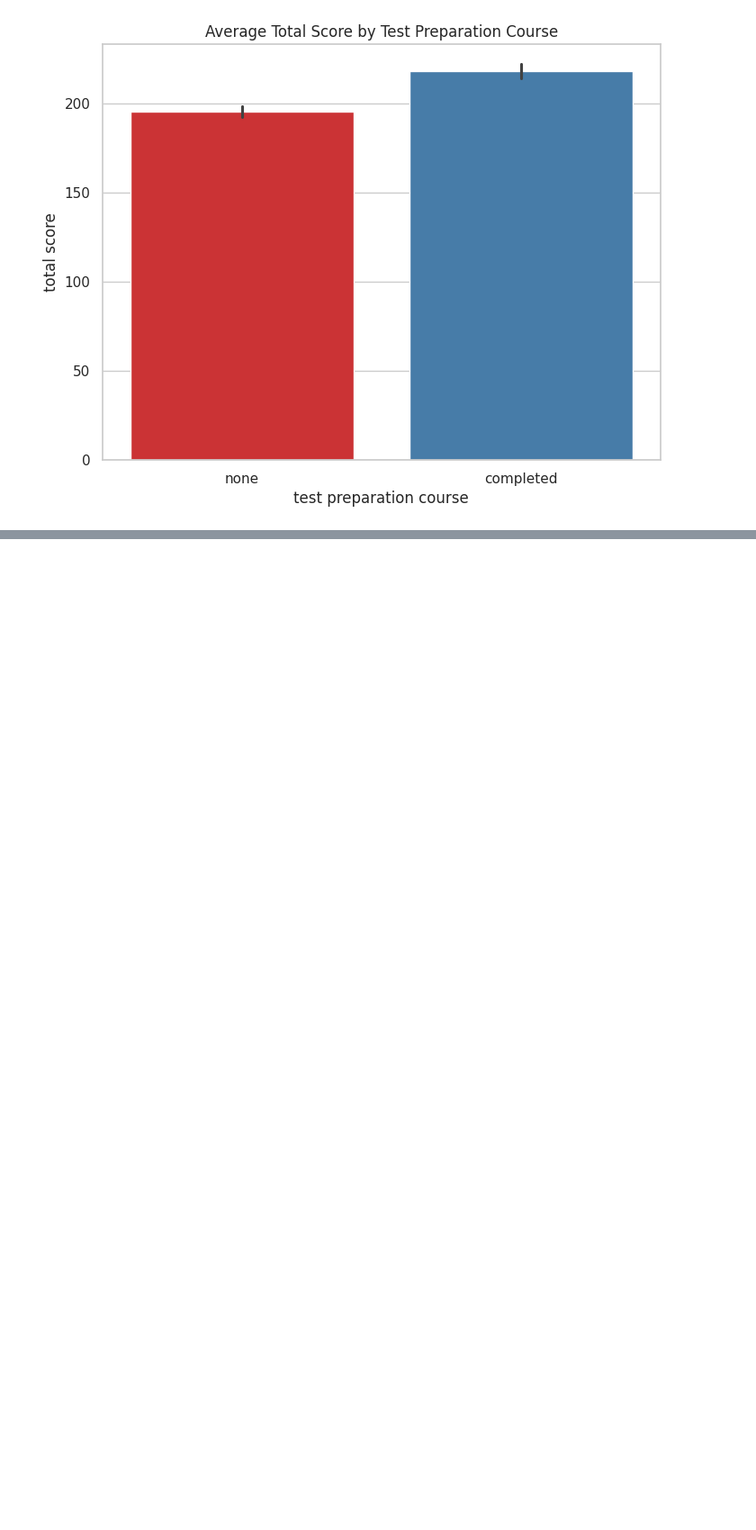
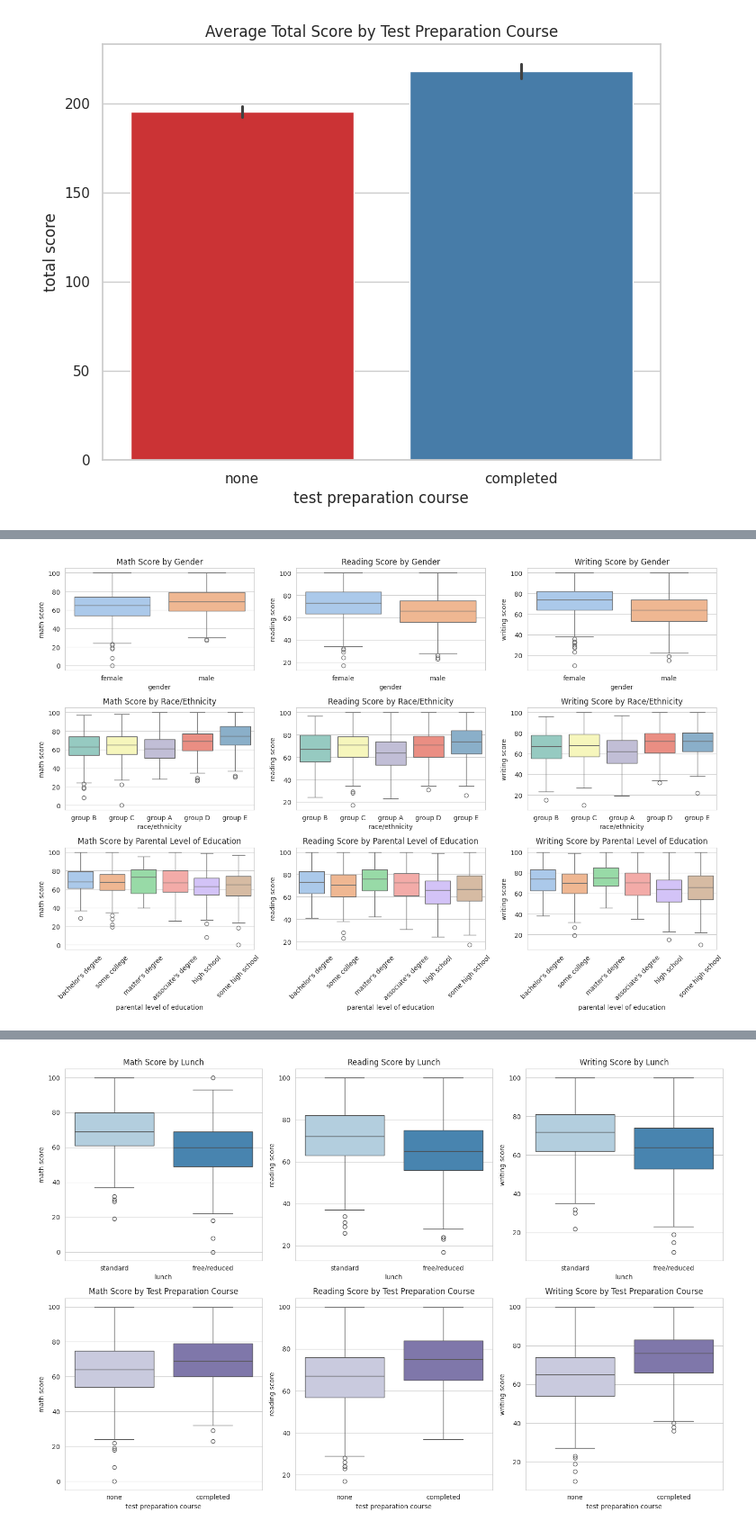
Before and after one commit to gopaps/MachineLearning, a Jupyter notebook: week 4/week_4.ipynb, the cells around one changed output, grey strips where cells are left out. Shown at 90% size. Saved outputs shown, nothing was run; the diff lists cells and outputs as text; code cells hidden in the pictures; blank space fills up the shorter version.

```diff
--- a/week 4/week_4.ipynb
+++ b/week 4/week_4.ipynb
@@ -248,0 +358,74 @@ Passing `palette` without assigning `hue` is deprecated and will be removed in v
+# %%
+# Mengatur ukuran dan gaya visualisasi
+plt.figure(figsize=(15, 10))
+sns.set_style("whitegrid")
+
+# Membuat plot untuk pengaruh `gender` terhadap nilai
+plt.subplot(3, 3, 1)
+sns.boxplot(x='gender', y='math score', data=df, palette="pastel")
+plt.title("Math Score by Gender")
+
+plt.subplot(3, 3, 2)
+sns.boxplot(x='gender', y='reading score', data=df, palette="pastel")
+plt.title("Reading Score by Gender")
+
+plt.subplot(3, 3, 3)
+sns.boxplot(x='gender', y='writing score', data=df, palette="pastel")
+plt.title("Writing Score by Gender")
+
+# Membuat plot untuk pengaruh `race/ethnicity` terhadap nilai
+plt.subplot(3, 3, 4)
+sns.boxplot(x='race/ethnicity', y='math score', data=df, palette="Set3")
+plt.title("Math Score by Race/Ethnicity")
+
+plt.subplot(3, 3, 5)
+sns.boxplot(x='race/ethnicity', y='reading score', data=df, palette="Set3")
+plt.title("Reading Score by Race/Ethnicity")
+
+plt.subplot(3, 3, 6)
+sns.boxplot(x='race/ethnicity', y='writing score', data=df, palette="Set3")
+plt.title("Writing Score by Race/Ethnicity")
+
+# Membuat plot untuk pengaruh `parental level of education` terhadap nilai
+plt.subplot(3, 3, 7)
+sns.boxplot(x='parental level of education', y='math score', data=df, palette="pastel")
+plt.xticks(rotation=45)
+plt.title("Math Score by Parental Level of Education")
+
+plt.subplot(3, 3, 8)
+sns.boxplot(x='parental level of education', y='reading score', data=df, palette="pastel")
+plt.xticks(rotation=45)
+plt.title("Reading Score by Parental Level of Education")
+
+plt.subplot(3, 3, 9)
+sns.boxplot(x='parental level of education', y='writing score', data=df, palette="pastel")
+plt.xticks(rotation=45)
+plt.title("Writing Score by Parental Level of Education")
+
+plt.tight_layout()
+plt.show()
+
+# Visualisasi tambahan untuk `lunch` dan `test preparation course`
+fig, axes = plt.subplots(2, 3, figsize=(15, 10))
+
+sns.boxplot(ax=axes[0, 0], x='lunch', y='math score', data=df, palette="Blues")
+axes[0, 0].set_title("Math Score by Lunch")
+
+sns.boxplot(ax=axes[0, 1], x='lunch', y='reading score', data=df, palette="Blues")
+axes[0, 1].set_title("Reading Score by Lunch")
+
+sns.boxplot(ax=axes[0, 2], x='lunch', y='writing score', data=df, palette="Blues")
+axes[0, 2].set_title("Writing Score by Lunch")
+
+sns.boxplot(ax=axes[1, 0], x='test preparation course', y='math score', data=df, palette="Purples")
+axes[1, 0].set_title("Math Score by Test Preparation Course")
+
+sns.boxplot(ax=axes[1, 1], x='test preparation course', y='reading score', data=df, palette="Purples")
+axes[1, 1].set_title("Reading Score by Test Preparation Course")
+
+sns.boxplot(ax=axes[1, 2], x='test preparation course', y='writing score', data=df, palette="Purples")
+axes[1, 2].set_title("Writing Score by Test Preparation Course")
+
+plt.tight_layout()
+plt.show()
+# %% [output]
@@ -248,0 +449 @@ Passing `palette` without assigning `hue` is deprecated and will be removed in v
+[figure, added]
@@ -248,0 +467 @@ Passing `palette` without assigning `hue` is deprecated and will be removed in v
+[figure, added]
```
Also changed, not shown: parts of 7 cells of this notebook.
